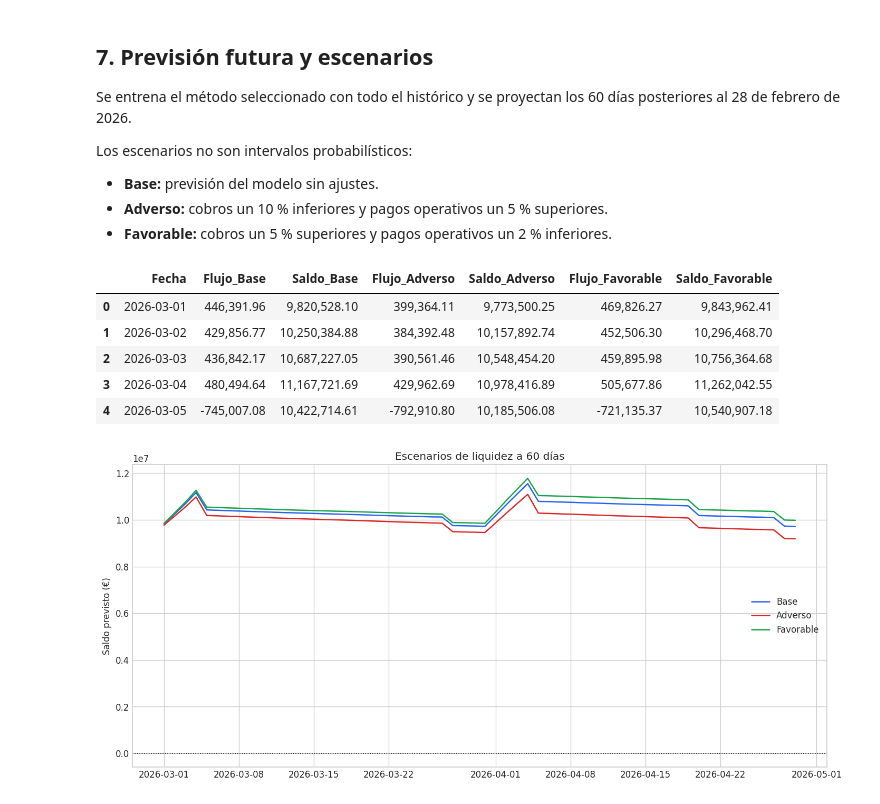
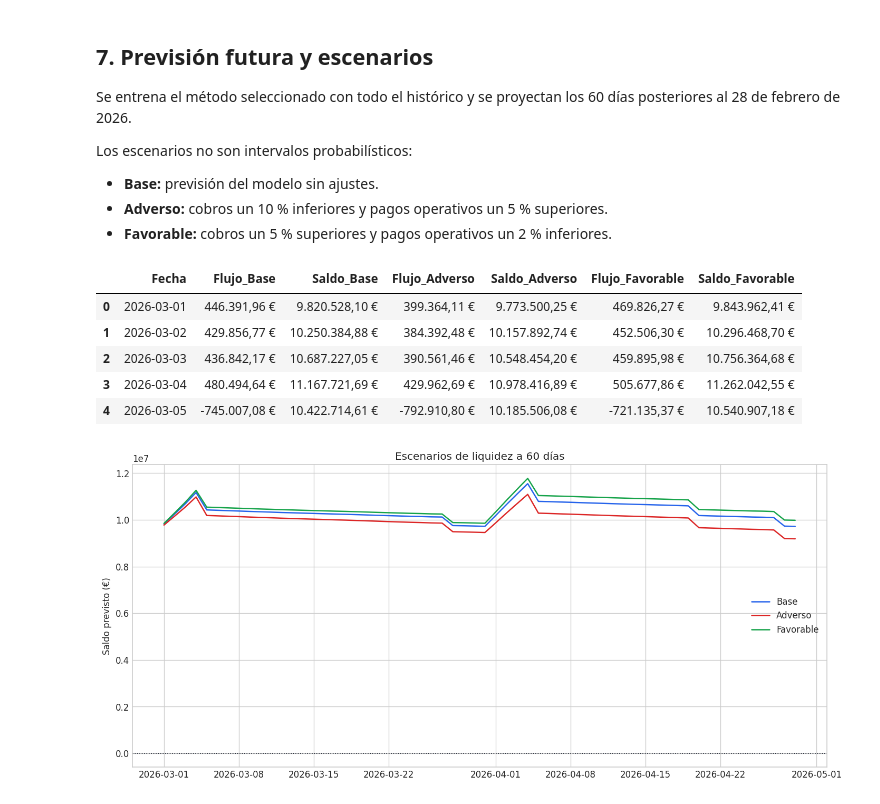
Before and after one commit to jorgegalanr/cash-flow-forecasting, a Jupyter notebook: cash_flow_forecasting.ipynb, the cells around one changed output. Drawn from its saved outputs; the diff is of its cells as text; code cells hidden in the pictures.

```diff
--- a/cash_flow_forecasting.ipynb
+++ b/cash_flow_forecasting.ipynb
@@ -29,7 +29,15 @@ import pandas as pd
 from IPython.display import display
 from sklearn.ensemble import HistGradientBoostingRegressor
 
-pd.set_option("display.float_format", lambda value: f"{value:,.2f}")
+def format_number_es(value):
+    formatted = f"{float(value):,.2f}"
+    return (
+        formatted.replace(",", "_")
+        .replace(".", ",")
+        .replace("_", ".")
+    )
+
+pd.set_option("display.float_format", format_number_es)
 plt.style.use("seaborn-v0_8-whitegrid")
 
 HORIZON = 60
@@ -534,7 +551,18 @@ for method in ["seasonal_naive", "gradient_boosting"]:
     )
 
 test_results = pd.DataFrame(test_rows).set_index("Método")
-display(test_results.round(4))
+test_display = test_results.copy()
+for column in [
+    "cash_flow_mae",
+    "cash_flow_rmse",
+    "balance_mae",
+    "ending_balance_error",
+]:
+    test_display[column] = test_display[column].map(format_euro)
+test_display["cash_flow_wape"] = test_results["cash_flow_wape"].map(
+    lambda value: f"{value:.2%}".replace(".", ",")
+)
+display(test_display)
 
 baseline_mae = test_results.loc["seasonal_naive", "balance_mae"]
 model_mae = test_results.loc["gradient_boosting", "balance_mae"]
@@ -603,39 +631,43 @@ future_dates = pd.date_range(
 )
 
 if selected_method == "gradient_boosting":
     base_forecast = gradient_boosting_forecast(data, future_dates)
 else:
     base_forecast = seasonal_naive_forecast(data, future_dates)
 
 opening_future_balance = float(data["Saldo_Bancario"].iloc[-1])
 scenario_assumptions = {
     "Base": (1.00, 1.00),
     "Adverso": (0.90, 1.05),
     "Favorable": (1.05, 0.98),
 }
 
 scenarios = pd.DataFrame({"Fecha": future_dates})
 
 for scenario, (collections_factor, operating_factor) in scenario_assumptions.items():
     scenario_flow = (
         base_forecast["Cobros_Previstos"] * collections_factor
         - base_forecast["Pagos_Operativos_Previstos"] * operating_factor
         - base_forecast["Pagos_Programados"]
     )
     scenarios[f"Flujo_{scenario}"] = scenario_flow
     scenarios[f"Saldo_{scenario}"] = (
         opening_future_balance + scenario_flow.cumsum()
     )
 
 scenarios.to_csv("reports/forecast_scenarios_60d.csv", index=False)
-display(scenarios.head())
+scenario_display = scenarios.head().copy()
+for column in scenario_display.columns:
+    if column != "Fecha":
+        scenario_display[column] = scenario_display[column].map(format_euro)
+display(scenario_display)
 # %% [output]
 |  | Fecha | Flujo_Base | Saldo_Base | Flujo_Adverso | Saldo_Adverso | Flujo_Favorable | Saldo_Favorable |
-| 0 | 2026-03-01 | 446,391.96 | 9,820,528.10 | 399,364.11 | 9,773,500.25 | 469,826.27 | 9,843,962.41 |
-| 1 | 2026-03-02 | 429,856.77 | 10,250,384.88 | 384,392.48 | 10,157,892.74 | 452,506.30 | 10,296,468.70 |
-| 2 | 2026-03-03 | 436,842.17 | 10,687,227.05 | 390,561.46 | 10,548,454.20 | 459,895.98 | 10,756,364.68 |
-| 3 | 2026-03-04 | 480,494.64 | 11,167,721.69 | 429,962.69 | 10,978,416.89 | 505,677.86 | 11,262,042.55 |
-| 4 | 2026-03-05 | -745,007.08 | 10,422,714.61 | -792,910.80 | 10,185,506.08 | -721,135.37 | 10,540,907.18 |
+| 0 | 2026-03-01 | 446.391,96 € | 9.820.528,10 € | 399.364,11 € | 9.773.500,25 € | 469.826,27 € | 9.843.962,41 € |
+| 1 | 2026-03-02 | 429.856,77 € | 10.250.384,88 € | 384.392,48 € | 10.157.892,74 € | 452.506,30 € | 10.296.468,70 € |
+| 2 | 2026-03-03 | 436.842,17 € | 10.687.227,05 € | 390.561,46 € | 10.548.454,20 € | 459.895,98 € | 10.756.364,68 € |
+| 3 | 2026-03-04 | 480.494,64 € | 11.167.721,69 € | 429.962,69 € | 10.978.416,89 € | 505.677,86 € | 11.262.042,55 € |
+| 4 | 2026-03-05 | -745.007,08 € | 10.422.714,61 € | -792.910,80 € | 10.185.506,08 € | -721.135,37 € | 10.540.907,18 € |
 # %%
 fig, ax = plt.subplots(figsize=(12, 5.5))
 scenario_colors = {
```
Also changed, not shown: parts of 8 cells of this notebook, 5 other files.
